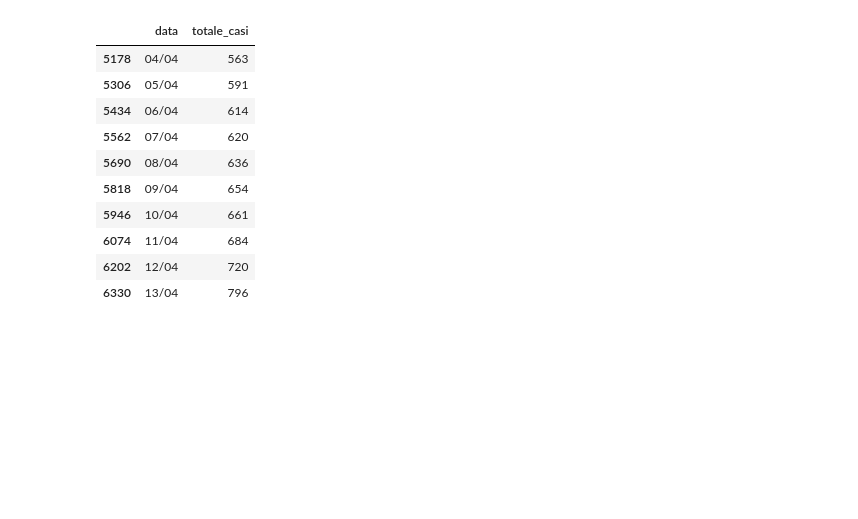
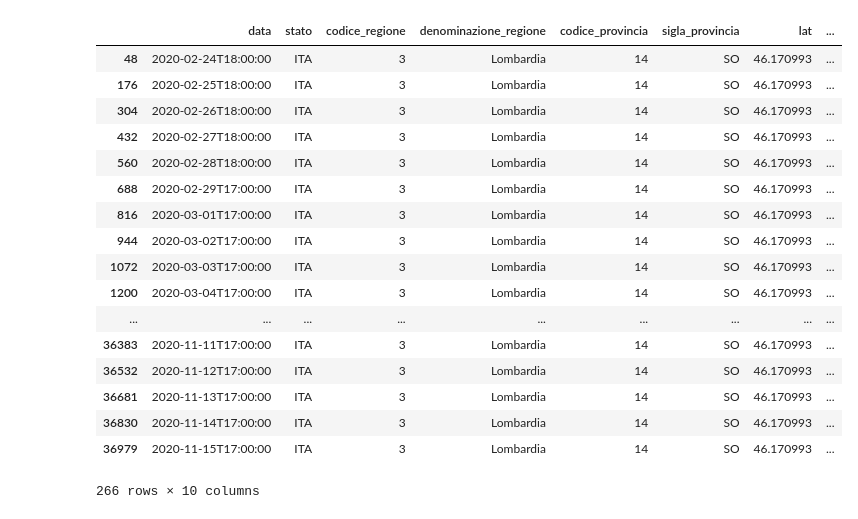
Before and after one commit to gcatanese/Corona-Virus-WHO-Data, a Jupyter notebook: jupyter/ITA_provinces_plotting.ipynb, the cells around one changed output. Cells and saved outputs as stored; diff of their text form; code cells hidden in the pictures; blank space fills up the shorter version.

Commit message:
Update data and Jupyter notebook

```diff
--- a/jupyter/ITA_provinces_plotting.ipynb
+++ b/jupyter/ITA_provinces_plotting.ipynb
@@ -7,6 +27,6 @@ df = pd.read_csv(filename)
 # %%
-d_from = '2020-03-01'
-d_to = '2020-04-15'
+d_from = '2020-10-01'
+d_to = '2020-11-17'
 #FIELD = 'totale_positivi'
 FIELD = 'totale_casi'
 
@@ -18,20 +38,28 @@ df['data'] = df['data'].dt.strftime('%d/%m')
 # %%
 
 so_data = df[df['denominazione_provincia'].isin(['Sondrio'])]
 so_data = so_data.drop(columns={"denominazione_provincia"})
 so_data.tail(10)
+so_data
 # %% [output]
-|  | data | totale_casi |
-| 5178 | 04/04 | 563 |
-| 5306 | 05/04 | 591 |
-| 5434 | 06/04 | 614 |
-| 5562 | 07/04 | 620 |
-| 5690 | 08/04 | 636 |
-| 5818 | 09/04 | 654 |
-| 5946 | 10/04 | 661 |
-| 6074 | 11/04 | 684 |
-| 6202 | 12/04 | 720 |
-| 6330 | 13/04 | 796 |
+|  | data | stato | codice_regione | denominazione_regione | codice_provincia | sigla_provincia | lat | ... |
+| 48 | 2020-02-24T18:00:00 | ITA | 3 | Lombardia | 14 | SO | 46.170993 | ... |
+| 176 | 2020-02-25T18:00:00 | ITA | 3 | Lombardia | 14 | SO | 46.170993 | ... |
+| 304 | 2020-02-26T18:00:00 | ITA | 3 | Lombardia | 14 | SO | 46.170993 | ... |
+| 432 | 2020-02-27T18:00:00 | ITA | 3 | Lombardia | 14 | SO | 46.170993 | ... |
+| 560 | 2020-02-28T18:00:00 | ITA | 3 | Lombardia | 14 | SO | 46.170993 | ... |
+| 688 | 2020-02-29T17:00:00 | ITA | 3 | Lombardia | 14 | SO | 46.170993 | ... |
+| 816 | 2020-03-01T17:00:00 | ITA | 3 | Lombardia | 14 | SO | 46.170993 | ... |
+| 944 | 2020-03-02T17:00:00 | ITA | 3 | Lombardia | 14 | SO | 46.170993 | ... |
+| 1072 | 2020-03-03T17:00:00 | ITA | 3 | Lombardia | 14 | SO | 46.170993 | ... |
+| 1200 | 2020-03-04T17:00:00 | ITA | 3 | Lombardia | 14 | SO | 46.170993 | ... |
+| ... | ... | ... | ... | ... | ... | ... | ... | ... |
+| 36383 | 2020-11-11T17:00:00 | ITA | 3 | Lombardia | 14 | SO | 46.170993 | ... |
+| 36532 | 2020-11-12T17:00:00 | ITA | 3 | Lombardia | 14 | SO | 46.170993 | ... |
+| 36681 | 2020-11-13T17:00:00 | ITA | 3 | Lombardia | 14 | SO | 46.170993 | ... |
+| 36830 | 2020-11-14T17:00:00 | ITA | 3 | Lombardia | 14 | SO | 46.170993 | ... |
+| 36979 | 2020-11-15T17:00:00 | ITA | 3 | Lombardia | 14 | SO | 46.170993 | ... |
+266 rows × 10 columns
 # %%
 import matplotlib.dates as mdates
 from matplotlib.ticker import (MultipleLocator, FormatStrFormatter,
```
Also changed, not shown: parts of 5 cells of this notebook, 5 other files.
